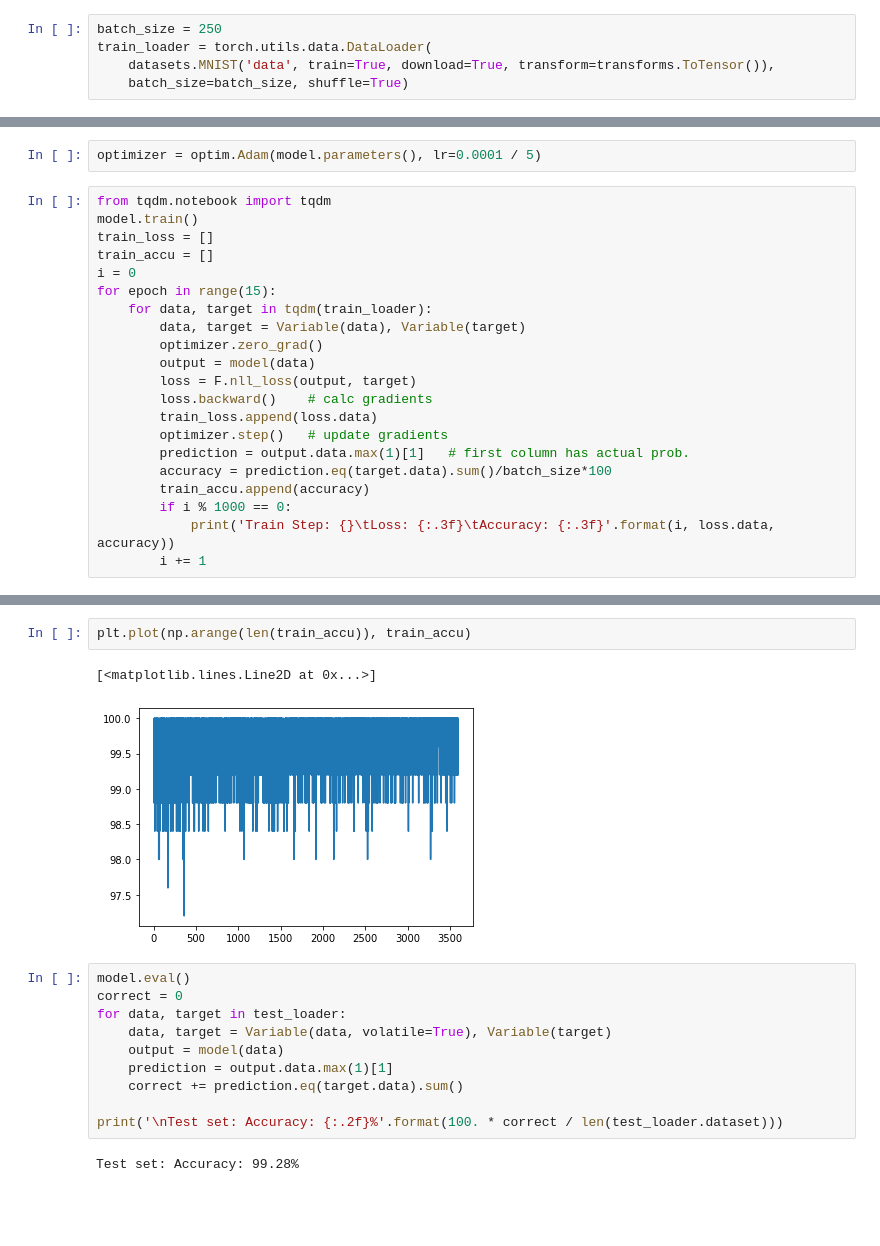
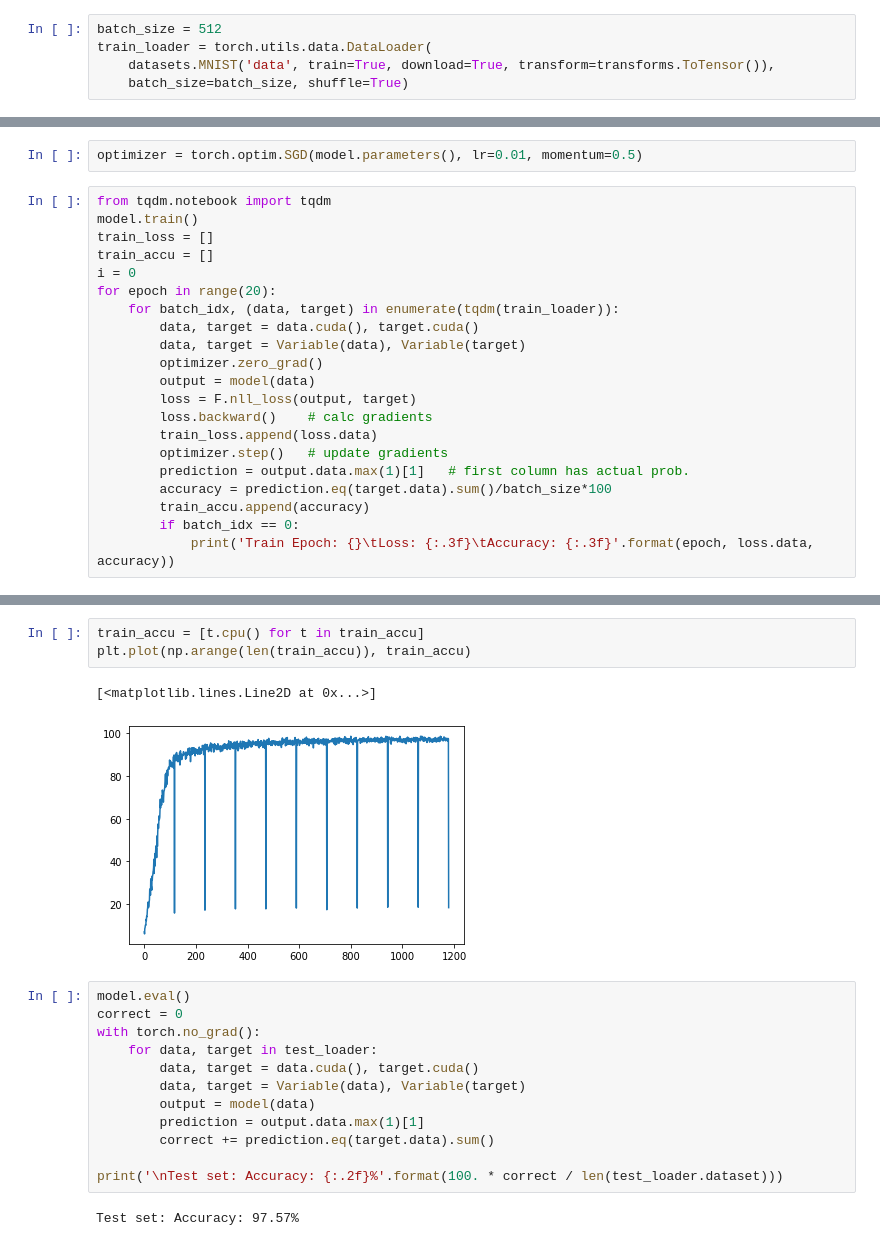
Before and after one commit to Uniaut/BadmintonDL, a Jupyter notebook: mnist_example.ipynb, the cells around one changed output, grey strips where cells are left out. Drawn from its saved outputs; the diff is of its cells as text; blank space fills up the shorter version.

```diff
--- a/mnist_example.ipynb
+++ b/mnist_example.ipynb
@@ -39,6 +68,6 @@ MnistModel(
 )
 # %%
-batch_size = 250
+batch_size = 512
 train_loader = torch.utils.data.DataLoader(
     datasets.MNIST('data', train=True, download=True, transform=transforms.ToTensor()),
     batch_size=batch_size, shuffle=True)
@@ -61,13 +98,14 @@ torch.Size([10])
 # %%
-optimizer = optim.Adam(model.parameters(), lr=0.0001 / 5)
+optimizer = torch.optim.SGD(model.parameters(), lr=0.01, momentum=0.5)
 # %%
 from tqdm.notebook import tqdm
 model.train()
 train_loss = []
 train_accu = []
 i = 0
-for epoch in range(15):
-    for data, target in tqdm(train_loader):
+for epoch in range(20):
+    for batch_idx, (data, target) in enumerate(tqdm(train_loader)):
+        data, target = data.cuda(), target.cuda()
         data, target = Variable(data), Variable(target)
         optimizer.zero_grad()
         output = model(data)
@@ -78,7 +116,6 @@ for epoch in range(15):
         prediction = output.data.max(1)[1]   # first column has actual prob.
         accuracy = prediction.eq(target.data).sum()/batch_size*100
         train_accu.append(accuracy)
-        if i % 1000 == 0:
-            print('Train Step: {}\tLoss: {:.3f}\tAccuracy: {:.3f}'.format(i, loss.data, accuracy))
-        i += 1
+        if batch_idx == 0:
+            print('Train Epoch: {}\tLoss: {:.3f}\tAccuracy: {:.3f}'.format(epoch, loss.data, accuracy))
 # %% [output]
@@ -97,17 +141,20 @@ plt.plot(np.arange(len(train_loss)), train_loss)
 # %%
+train_accu = [t.cpu() for t in train_accu]
 plt.plot(np.arange(len(train_accu)), train_accu)
 # %% [output]
 [<matplotlib.lines.Line2D at 0x...>]
-[figure, old version]
+[figure, new version]
 # %%
 model.eval()
 correct = 0
-for data, target in test_loader:
-    data, target = Variable(data, volatile=True), Variable(target)
-    output = model(data)
-    prediction = output.data.max(1)[1]
-    correct += prediction.eq(target.data).sum()
+with torch.no_grad():
+    for data, target in test_loader:
+        data, target = data.cuda(), target.cuda()
+        data, target = Variable(data), Variable(target)
+        output = model(data)
+        prediction = output.data.max(1)[1]
+        correct += prediction.eq(target.data).sum()
 
 print('\nTest set: Accuracy: {:.2f}%'.format(100. * correct / len(test_loader.dataset)))
 # %% [output]
-Test set: Accuracy: 99.28%
+Test set: Accuracy: 97.57%
```
Also changed, not shown: parts of 7 cells of this notebook, 2 other files.
